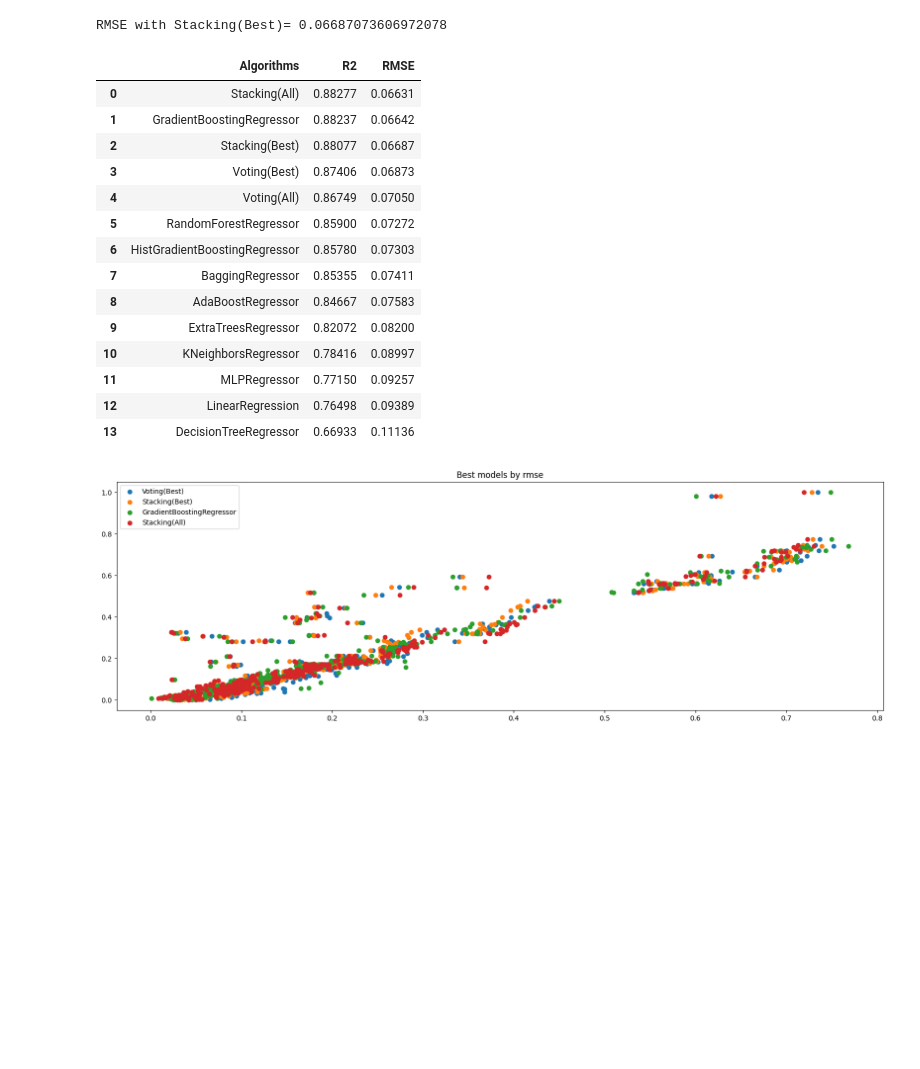
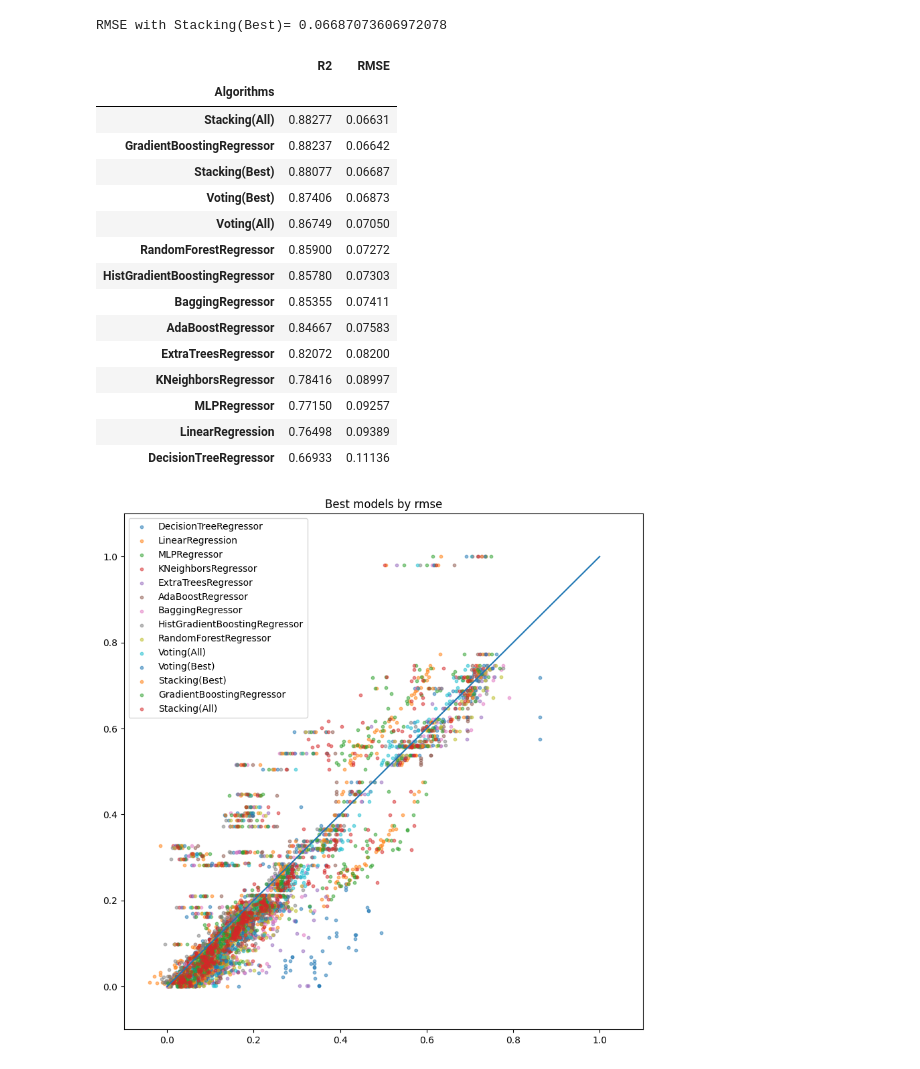
Before and after one commit to dherrerambo/analisis-de-datos-avanzados, a Jupyter notebook: Clase 8 - Ensamble Models/Tarea8.ipynb, the cells around one changed output. Cells and saved outputs as stored; diff of their text form; code cells hidden in the pictures; blank space fills up the shorter version.

```diff
--- a/Clase 8 - Ensamble Models/Tarea8.ipynb
+++ b/Clase 8 - Ensamble Models/Tarea8.ipynb
@@ -341,5 +341,5 @@ for k,v in p_bar:
 cv_res = dict((k,dict((kk,vv) for kk,vv in v.items() if kk not in ['model','regressor','cross_val_score','y_pred'])) for k,v in regressors_models.items())
 cv_res = pd.DataFrame(cv_res).T
 cv_res = cv_res.reset_index().sort_values("cv_mean",ascending=False).reset_index(drop=True).rename(columns={"index":"Algorithms"})
-cv_res
+cv_res.set_index('Algorithms')
 # %% [output]
@@ -435,20 +436,21 @@ res = pd.DataFrame(
         [(k, v['r2_score'], v['rmse']) for k,v in regressors_models.items()]
         , columns = ['Algorithms', 'R2', 'RMSE']
 ).sort_values("RMSE").reset_index(drop=True)
-res
+res.set_index('Algorithms')
 # %% [output]
-|  | Algorithms | R2 | RMSE |
-| 0 | Stacking(All) | 0.88277 | 0.06631 |
-| 1 | GradientBoostingRegressor | 0.88237 | 0.06642 |
-| 2 | Stacking(Best) | 0.88077 | 0.06687 |
-| 3 | Voting(Best) | 0.87406 | 0.06873 |
-| 4 | Voting(All) | 0.86749 | 0.07050 |
-| 5 | RandomForestRegressor | 0.85900 | 0.07272 |
-| 6 | HistGradientBoostingRegressor | 0.85780 | 0.07303 |
-| 7 | BaggingRegressor | 0.85355 | 0.07411 |
-| 8 | AdaBoostRegressor | 0.84667 | 0.07583 |
-| 9 | ExtraTreesRegressor | 0.82072 | 0.08200 |
-| 10 | KNeighborsRegressor | 0.78416 | 0.08997 |
-| 11 | MLPRegressor | 0.77150 | 0.09257 |
-| 12 | LinearRegression | 0.76498 | 0.09389 |
-| 13 | DecisionTreeRegressor | 0.66933 | 0.11136 |
+|  | R2 | RMSE |
+| Algorithms |  |  |
+| Stacking(All) | 0.88277 | 0.06631 |
+| GradientBoostingRegressor | 0.88237 | 0.06642 |
+| Stacking(Best) | 0.88077 | 0.06687 |
+| Voting(Best) | 0.87406 | 0.06873 |
+| Voting(All) | 0.86749 | 0.07050 |
+| RandomForestRegressor | 0.85900 | 0.07272 |
+| HistGradientBoostingRegressor | 0.85780 | 0.07303 |
+| BaggingRegressor | 0.85355 | 0.07411 |
+| AdaBoostRegressor | 0.84667 | 0.07583 |
+| ExtraTreesRegressor | 0.82072 | 0.08200 |
+| KNeighborsRegressor | 0.78416 | 0.08997 |
+| MLPRegressor | 0.77150 | 0.09257 |
+| LinearRegression | 0.76498 | 0.09389 |
+| DecisionTreeRegressor | 0.66933 | 0.11136 |
@@ -457,13 +461,17 @@ res.to_clipboard()
 # %%
-plt.figure(figsize=(20,6))
+plt.figure(figsize=(10,10))
 
-list_2_plot = list(res["Algorithms"][:4])
+list_2_plot = list(res['Algorithms'])
 list_2_plot.reverse()
 
 for k,y_pred in dict((k,regressors_models[k]['y_pred']) for k in list_2_plot).items():
-    plt.scatter(y_pred, y_test, label=k)
-    plt.legend()
+    plt.scatter(y_pred, y_test, label=k, s=10, alpha=0.5)
+plt.plot((0,1),(0,1))
+plt.xlim(-0.1,1.1)
+plt.ylim(-0.1,1.1)
+plt.legend()
 plt.title("Best models by rmse")
+plt.savefig("best_models.png")
 plt.show()
 # %% [output]
-[figure, old version]
+[figure, new version]
```
Also changed, not shown: parts of 9 cells of this notebook, 1 other file.
